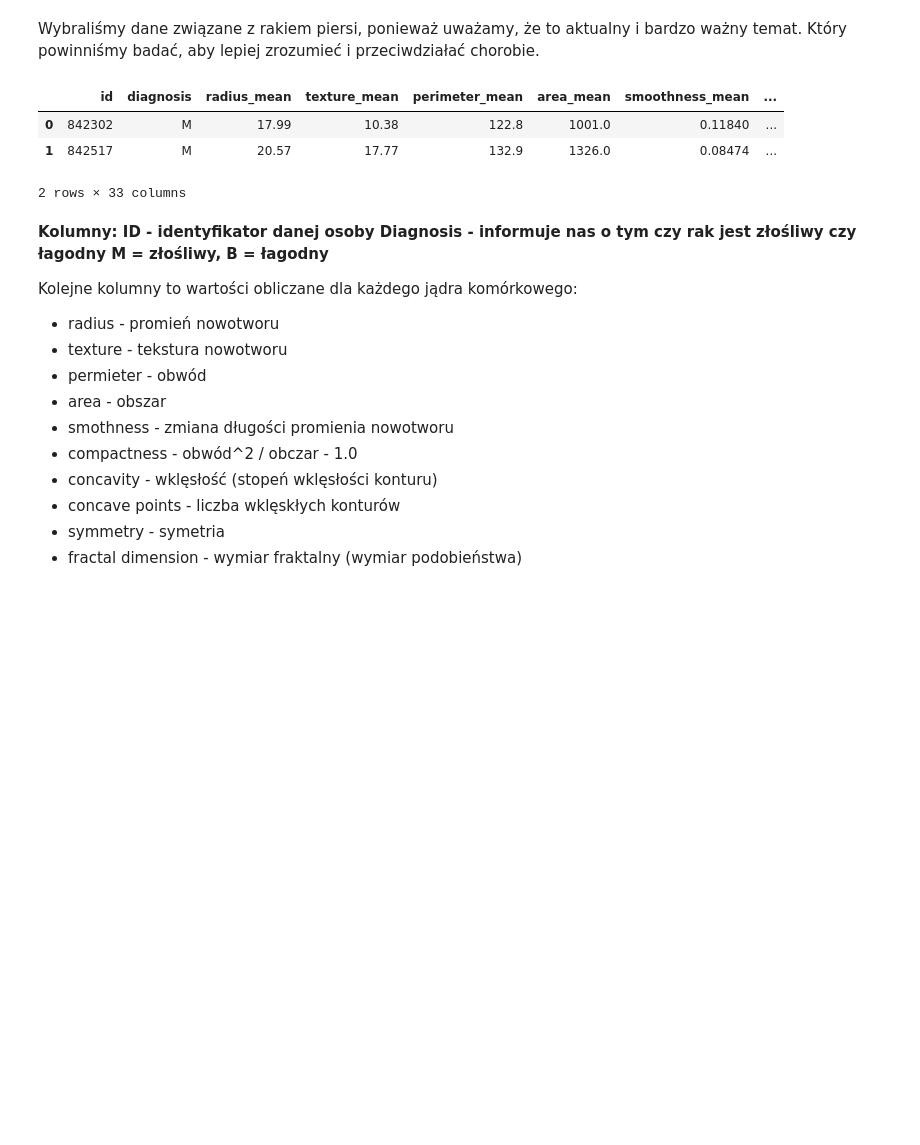
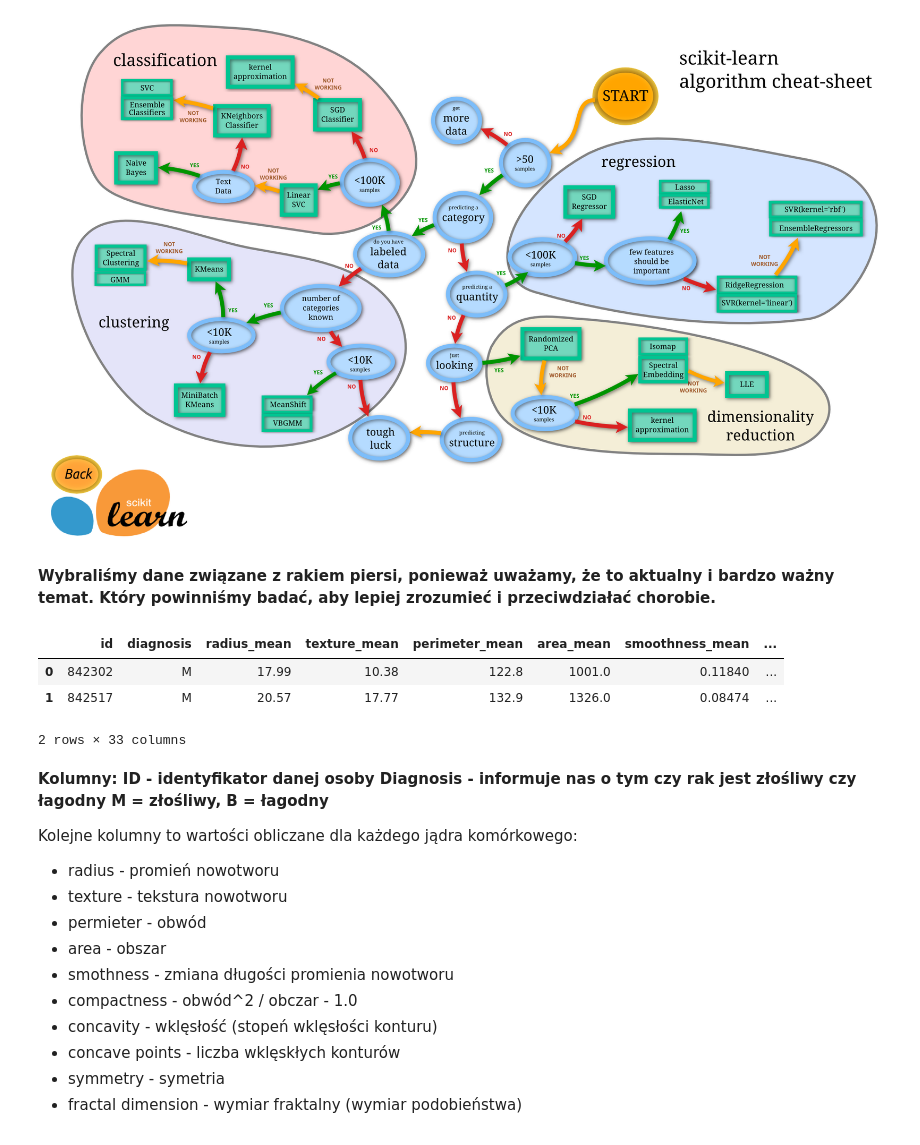
Before and after one commit to michaljerzy/JupyterProject, a Jupyter notebook: Jupyter/Projekt Data Science.ipynb, the cells around one changed output. Saved outputs shown, nothing was run; the diff lists cells and outputs as text; code cells hidden in the pictures; blank space fills up the shorter version.

```diff
--- a/Jupyter/Projekt Data Science.ipynb
+++ b/Jupyter/Projekt Data Science.ipynb
@@ -1,5 +1,10 @@
+# %%
+from IPython.display import Image
+Image("../Image/ml_map.png")
+# %% [output]
+[figure, added]
 # %% [markdown]
-Wybraliśmy dane związane z rakiem piersi, ponieważ uważamy, że to aktualny i bardzo ważny temat. Który powinniśmy badać, aby lepiej zrozumieć i przeciwdziałać chorobie.
+<b>Wybraliśmy dane związane z rakiem piersi, ponieważ uważamy, że to aktualny i bardzo ważny temat. Który powinniśmy badać, aby lepiej zrozumieć i przeciwdziałać chorobie.</b>
 # %%
 #importujemy bibliotekę pandas oraz matplotlib
 import pandas as pd
```
Also changed, not shown: parts of 13 cells of this notebook, 1 other file.
